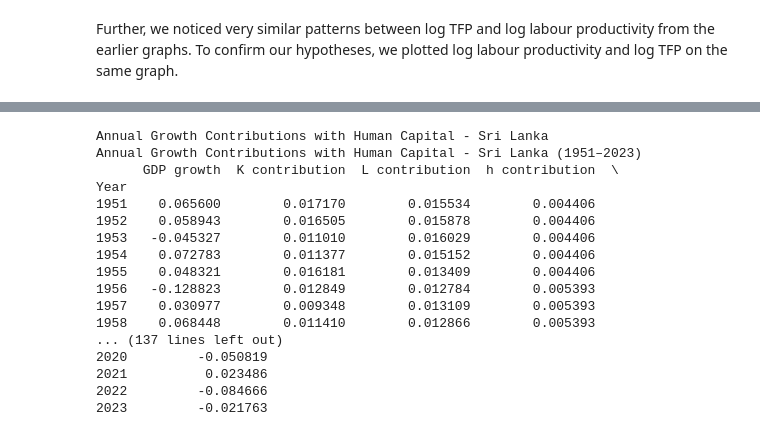
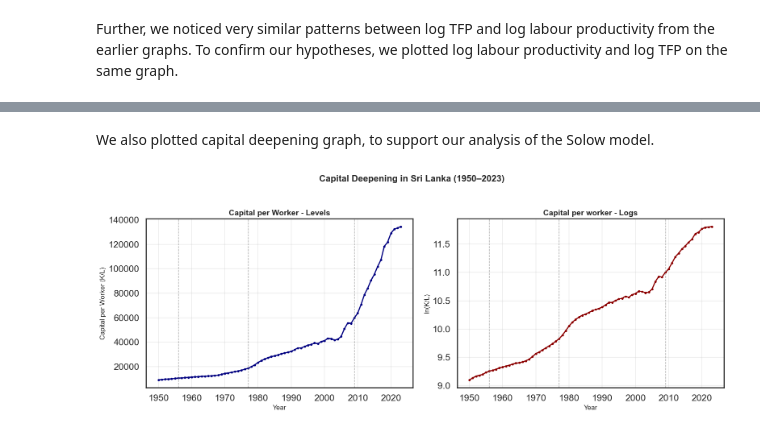
Before and after one commit to ikedasakii/EC2B1_group_project, a Jupyter notebook: find_GDP_trend_decades_copy.ipynb, the cells around one changed output, grey strips where cells are left out. Cells and saved outputs as stored; diff of their text form; code cells hidden in the pictures.

```diff
--- a/find_GDP_trend_decades_copy.ipynb
+++ b/find_GDP_trend_decades_copy.ipynb
@@ -1162,42 +1147,35 @@ plt.show()
-# %%
-# Create a dataframe with annual growth rates and absolute contributions for each factor
-df_annual_growth = pd.DataFrame({
-    'Year': years,
-    'GDP growth': dY,
-    'K contribution': K_contrib,
-    'L contribution': L_contrib,
-    'h contribution': h_contrib,
-    'TFP contribution': A_contrib
-})
-
-df_annual_growth = df_annual_growth.set_index('Year')
-
-print("Annual Growth Contributions with Human Capital - Sri Lanka")
-df_annual_growth
-
-# Display all rows without truncation
-pd.set_option('display.max_rows', None)
-
-print("Annual Growth Contributions with Human Capital - Sri Lanka (1951–2023)")
-print(df_annual_growth)
-
-# Reset display option to default after printing
-pd.reset_option('display.max_rows')
-# %% [output]
-Annual Growth Contributions with Human Capital - Sri Lanka
-Annual Growth Contributions with Human Capital - Sri Lanka (1951–2023)
-      GDP growth  K contribution  L contribution  h contribution  \
-Year
-1951    0.065600        0.017170        0.015534        0.004406
-1952    0.058943        0.016505        0.015878        0.004406
-1953   -0.045327        0.011010        0.016029        0.004406
-1954    0.072783        0.011377        0.015152        0.004406
-1955    0.048321        0.016181        0.013409        0.004406
-1956   -0.128823        0.012849        0.012784        0.005393
-1957    0.030977        0.009348        0.013109        0.005393
-1958    0.068448        0.011410        0.012866        0.005393
-... (137 lines left out)
-2020         -0.050819
-2021          0.023486
-2022         -0.084666
-2023         -0.021763
+# %% [markdown]
+We also plotted capital deepening graph, to support our analysis of the Solow model.
+# %%
+# Plot capital per worker (K/L) overtime to examine capital deepening
+fig, axes = plt.subplots(1, 2, figsize=(16, 6))
+
+# Compute capital per worker (levels and logs)
+data_tfp['K_per_L'] = data_tfp['K'] / data_tfp['L']
+data_tfp['ln_K_per_L'] = np.log(data_tfp['K_per_L'])
+
+# Left: Plotting capital per worker in levels
+axes[0].plot(data_tfp['year'], data_tfp['K_per_L'],
+             linewidth=2, color='navy', marker='o', markersize=3)
+axes[0].set_xlabel('Year', fontsize=12)
+axes[0].set_ylabel('Capital per Worker (K/L)', fontsize=12)
+axes[0].set_title('Capital per Worker - Levels', fontsize=14, fontweight='bold')
+axes[0].grid(True, alpha=0.3)
+for year in [1956, 1977, 2009]:
+    axes[0].axvline(x=year, color='gray', linestyle='--', linewidth=1, alpha=0.7)
+
+# Right: Plotting log capital per worker
+axes[1].plot(data_tfp['year'], data_tfp['ln_K_per_L'],
+             linewidth=2, color='darkred', marker='o', markersize=3)
+axes[1].set_xlabel('Year', fontsize=12)
+axes[1].set_ylabel('ln(K/L)', fontsize=12)
+axes[1].set_title('Capital per worker - Logs', fontsize=14, fontweight='bold')
+axes[1].grid(True, alpha=0.3)
+for year in [1956, 1977, 2009]:
+    axes[1].axvline(x=year, color='gray', linestyle='--', linewidth=1, alpha=0.7)
+
+plt.suptitle('Capital Deepening in Sri Lanka (1950–2023)', fontsize=16, fontweight='bold', y=1.02)
+plt.tight_layout()
+plt.show()
+# %% [output]
+[figure, added]
```
Also changed, not shown: parts of 18 cells of this notebook.
